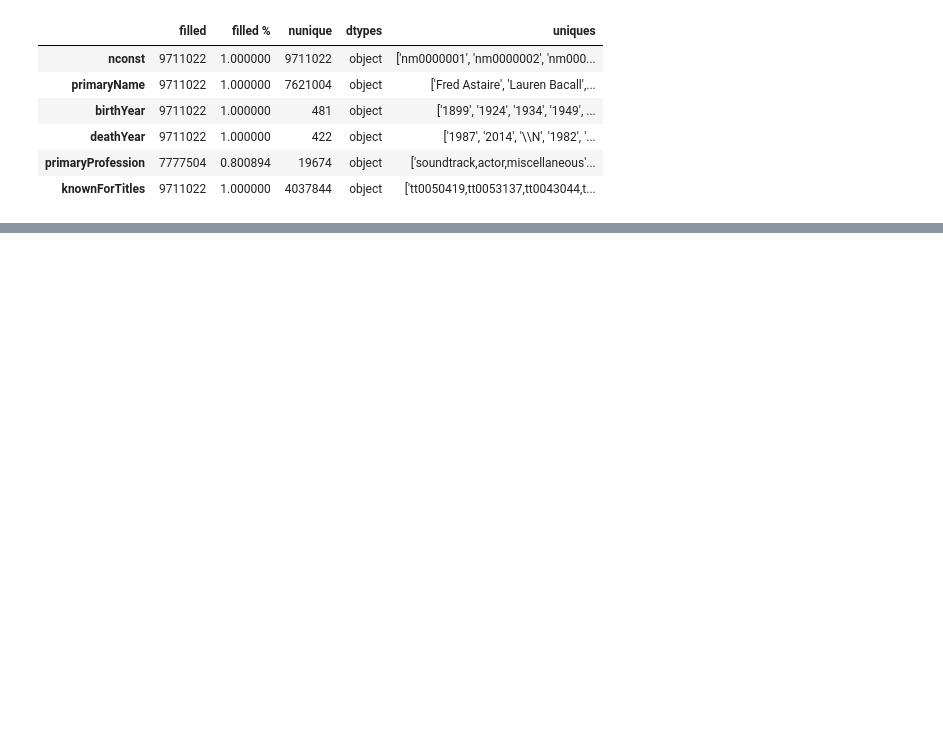
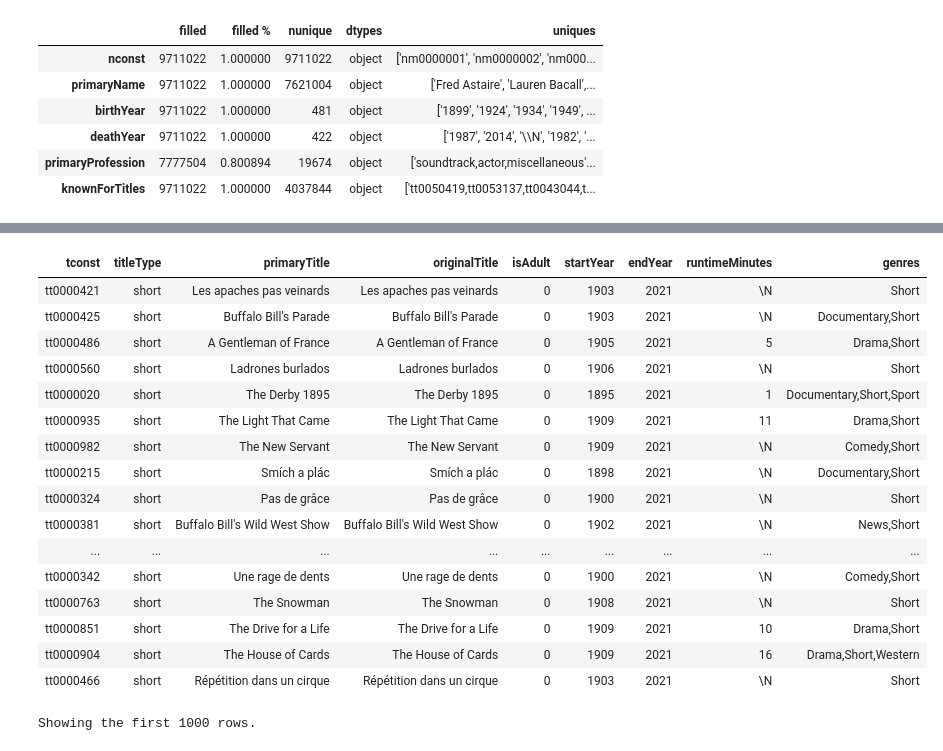
Before and after one commit to julia105/Movie-Project, a Jupyter notebook: Project Movie.ipynb, the cells around one changed output, grey strips where cells are left out. Cells and saved outputs as stored; diff of their text form; code cells hidden in the pictures; blank space fills up the shorter version.

```diff
--- a/Project Movie.ipynb
+++ b/Project Movie.ipynb
@@ -340,0 +417,24 @@ title_principals_bricks.groupBy(col('category')).agg({"tconst":"count"}).show()
+# %%
+# endYear = 2021
+# Ihr könntet die \N Einträge mit der DataFrame.replace() Methode erstmal in tatsächliche None Werte umformen, danach könnt ihr mit col("name").isNull()  relativ einfach filtern (bearbeitet)
+# import pyspark.sql.functions as F
+#df = df.withColumn(column,F.when(F.isnan(F.col(column)),None).otherwise(F.col(column)))
+#title_basics_1 = title_basics.withColumn('endYear',F.when(F.isnan(F.col('endYear')),2021))
+
+# from pyspark.sql.functions import when
+
+#########
+# removed import above, because they were already imported
+#########
+
+
+title_basics_1 =title_basics.withColumn("endYear", \
+              when(title_basics["endYear"] == "\\N", title_basics["startYear"]).otherwise(title_basics["endYear"]))
+title_basics_2 =title_basics_1.withColumn("runtimeMinutes", \
+              when(title_basics_1["runtimeMinutes"] == "\\N", 1).otherwise(title_basics["runtimeMinutes"]))
+title_basics_3 =title_basics_2.withColumn("isAdult", \
+              when(title_basics_2["isAdult"] > 1, 1).otherwise(title_basics["isAdult"]))
+title_basics_4 = title_basics_3.withColumn("startYear",col("startYear").cast("int")) \
+                  .withColumn("endYear",col("endYear").cast("int")) \
+                  .withColumn("runtimeMinutes",col("runtimeMinutes").cast("int"))
+title_basics_4.dtypes
@@ -340,0 +512,21 @@ title_principals_bricks.groupBy(col('category')).agg({"tconst":"count"}).show()
+# %%
+title_basics_1.select(title_basics.columns).distinct().display()
+# %% [output]
+| tconst | titleType | primaryTitle | originalTitle | isAdult | startYear | endYear | runtimeMinutes | genres |
+| tt0000421 | short | Les apaches pas veinards | Les apaches pas veinards | 0 | 1903 | 2021 | \N | Short |
+| tt0000425 | short | Buffalo Bill's Parade | Buffalo Bill's Parade | 0 | 1903 | 2021 | \N | Documentary,Short |
+| tt0000486 | short | A Gentleman of France | A Gentleman of France | 0 | 1905 | 2021 | 5 | Drama,Short |
+| tt0000560 | short | Ladrones burlados | Ladrones burlados | 0 | 1906 | 2021 | \N | Short |
+| tt0000020 | short | The Derby 1895 | The Derby 1895 | 0 | 1895 | 2021 | 1 | Documentary,Short,Sport |
+| tt0000935 | short | The Light That Came | The Light That Came | 0 | 1909 | 2021 | 11 | Drama,Short |
+| tt0000982 | short | The New Servant | The New Servant | 0 | 1909 | 2021 | \N | Comedy,Short |
+| tt0000215 | short | Smích a plác | Smích a plác | 0 | 1898 | 2021 | \N | Documentary,Short |
+| tt0000324 | short | Pas de grâce | Pas de grâce | 0 | 1900 | 2021 | \N | Short |
+| tt0000381 | short | Buffalo Bill's Wild West Show | Buffalo Bill's Wild West Show | 0 | 1902 | 2021 | \N | News,Short |
+| ... | ... | ... | ... | ... | ... | ... | ... | ... |
+| tt0000342 | short | Une rage de dents | Une rage de dents | 0 | 1900 | 2021 | \N | Comedy,Short |
+| tt0000763 | short | The Snowman | The Snowman | 0 | 1908 | 2021 | \N | Short |
+| tt0000851 | short | The Drive for a Life | The Drive for a Life | 0 | 1909 | 2021 | 10 | Drama,Short |
+| tt0000904 | short | The House of Cards | The House of Cards | 0 | 1909 | 2021 | 16 | Drama,Short,Western |
+| tt0000466 | short | Répétition dans un cirque | Répétition dans un cirque | 0 | 1903 | 2021 | \N | Short |
+Showing the first 1000 rows.
```
Also changed, not shown: parts of 88 cells of this notebook.
